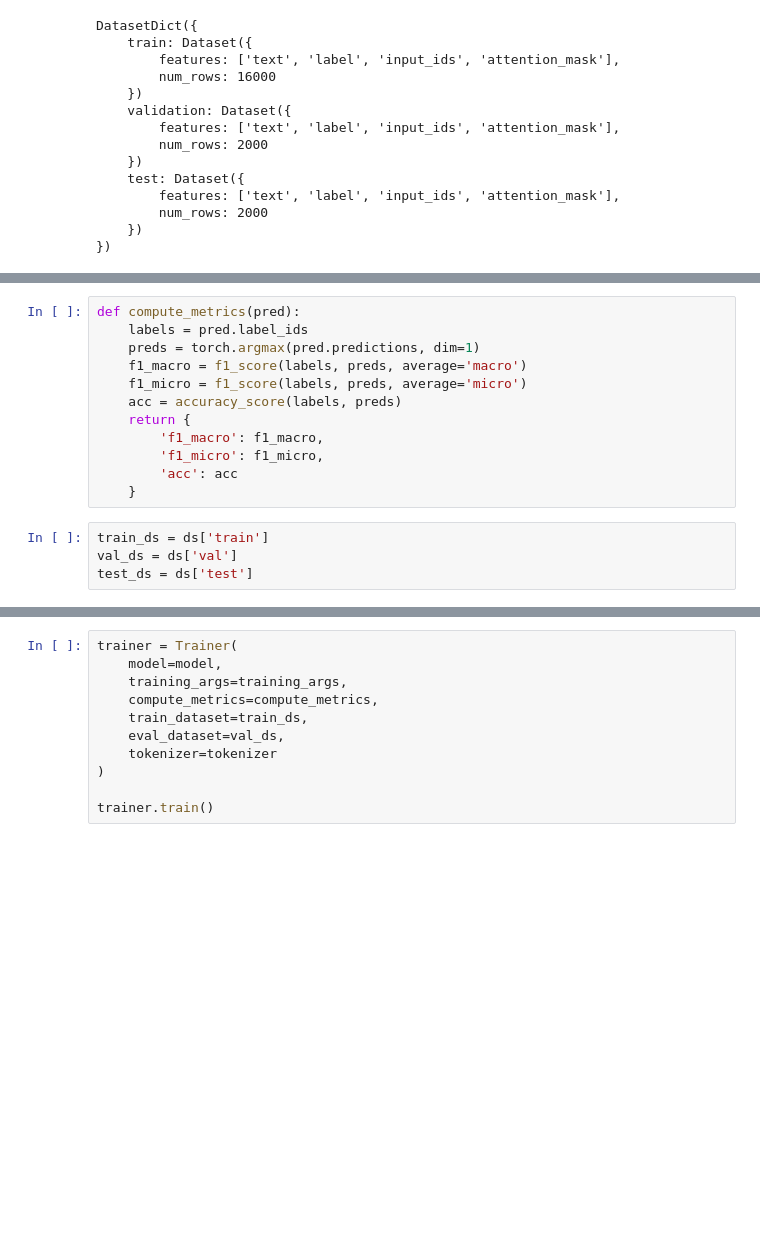
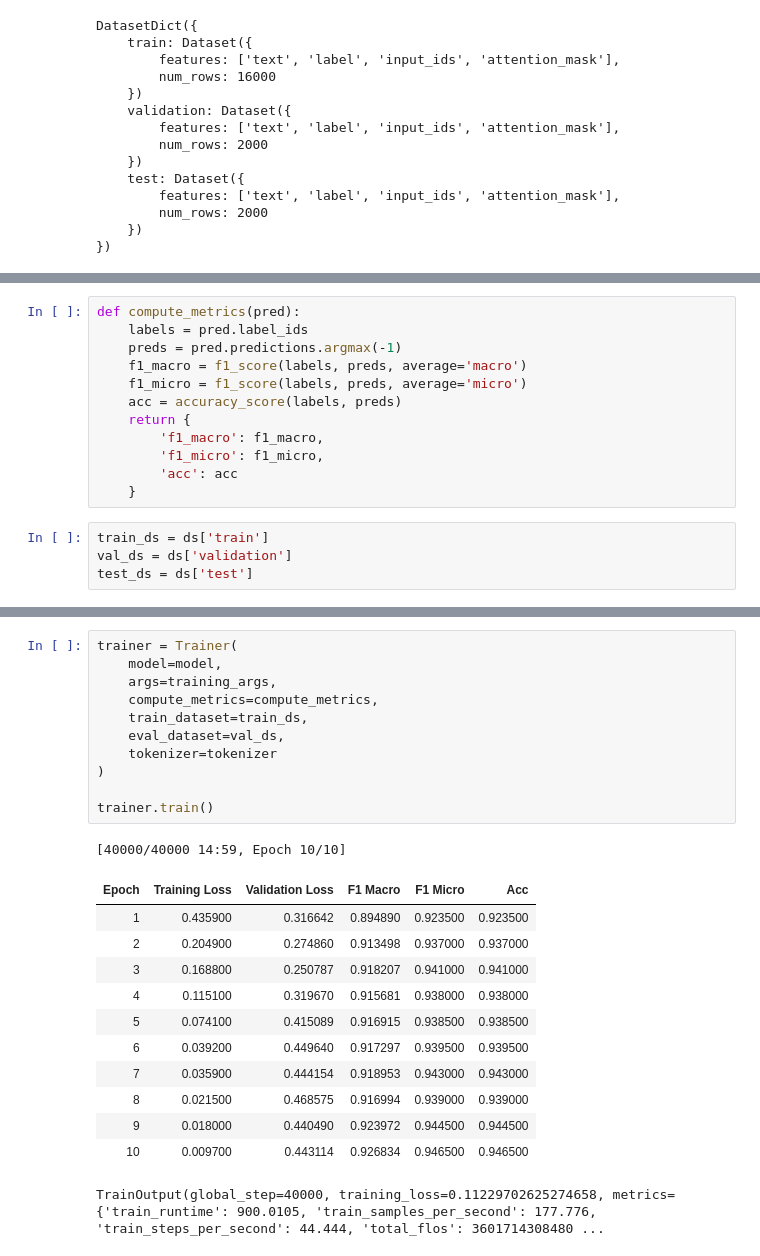
Before and after one commit to TomekGniazdowski/NLP-projects, a Jupyter notebook: classification/bert.ipynb, the cells around one changed output, grey strips where cells are left out. Cells and saved outputs as stored; diff of their text form; blank space fills up the shorter version.

```diff
--- a/classification/bert.ipynb
+++ b/classification/bert.ipynb
@@ -76,7 +58,7 @@ DatasetDict({
 # %%
 def compute_metrics(pred):
     labels = pred.label_ids
-    preds = torch.argmax(pred.predictions, dim=1)
+    preds = pred.predictions.argmax(-1)
     f1_macro = f1_score(labels, preds, average='macro')
     f1_micro = f1_score(labels, preds, average='micro')
     acc = accuracy_score(labels, preds)
@@ -87,6 +69,6 @@ def compute_metrics(pred):
     }
 # %%
 train_ds = ds['train']
-val_ds = ds['val']
+val_ds = ds['validation']
 test_ds = ds['test']
 # %%
@@ -110,11 +92,25 @@ training_args = TrainingArguments(
 # %%
 trainer = Trainer(
     model=model,
-    training_args=training_args,
+    args=training_args,
     compute_metrics=compute_metrics,
     train_dataset=train_ds,
     eval_dataset=val_ds,
     tokenizer=tokenizer
 )
 
 trainer.train()
+# %% [output]
+[40000/40000 14:59, Epoch 10/10]
+| Epoch | Training Loss | Validation Loss | F1 Macro | F1 Micro | Acc |
+| 1 | 0.435900 | 0.316642 | 0.894890 | 0.923500 | 0.923500 |
+| 2 | 0.204900 | 0.274860 | 0.913498 | 0.937000 | 0.937000 |
+| 3 | 0.168800 | 0.250787 | 0.918207 | 0.941000 | 0.941000 |
+| 4 | 0.115100 | 0.319670 | 0.915681 | 0.938000 | 0.938000 |
+| 5 | 0.074100 | 0.415089 | 0.916915 | 0.938500 | 0.938500 |
+| 6 | 0.039200 | 0.449640 | 0.917297 | 0.939500 | 0.939500 |
+| 7 | 0.035900 | 0.444154 | 0.918953 | 0.943000 | 0.943000 |
+| 8 | 0.021500 | 0.468575 | 0.916994 | 0.939000 | 0.939000 |
+| 9 | 0.018000 | 0.440490 | 0.923972 | 0.944500 | 0.944500 |
+| 10 | 0.009700 | 0.443114 | 0.926834 | 0.946500 | 0.946500 |
+TrainOutput(global_step=40000, training_loss=0.11229702625274658, metrics={'train_runtime': 900.0105, 'train_samples_per_second': 177.776, 'train_steps_per_second': 44.444, 'total_flos': 3601714308480 ...
```
Also changed, not shown: parts of 14 cells of this notebook, 8 other files.
